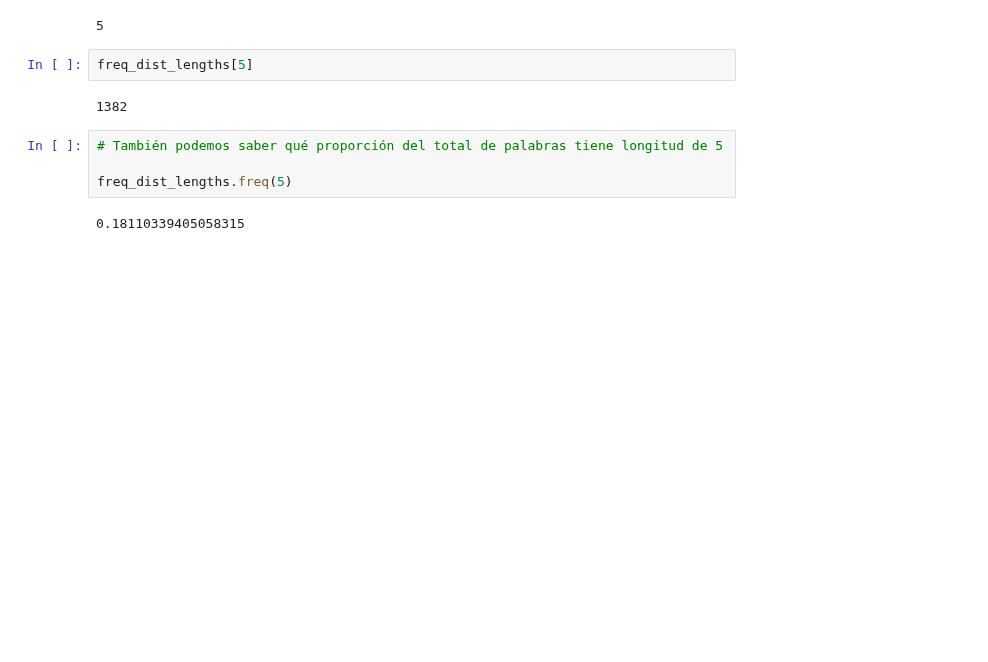
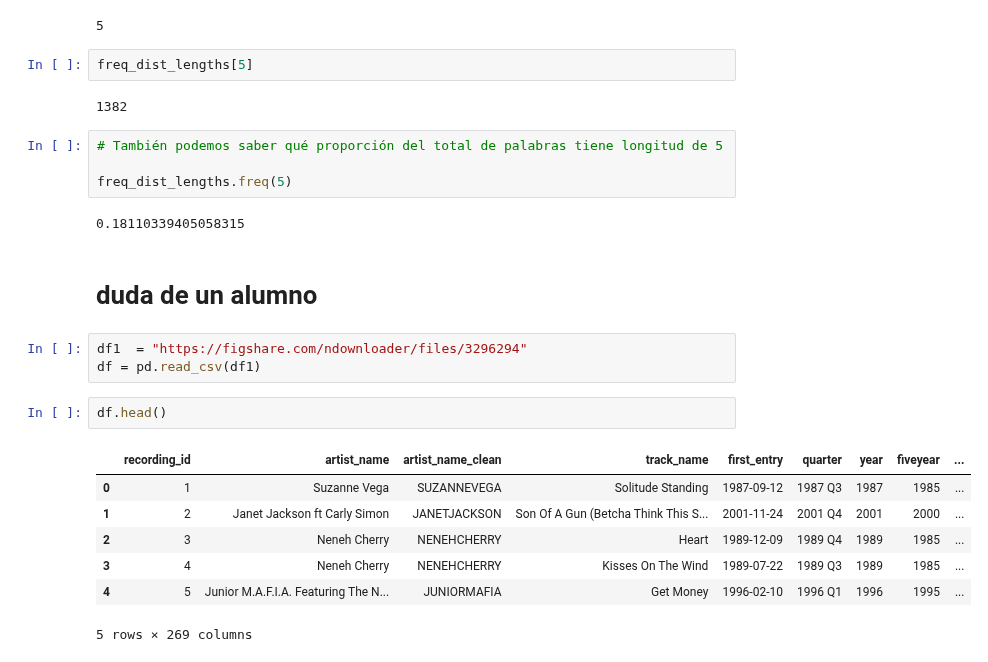
Before and after one commit to beduExpert/B2-Analisis-de-Datos-con-Python-2020, a Jupyter notebook: Sesion-07/Ejemplo-04/nltk_freq_dist.ipynb, the cells around one changed output. Drawn from its saved outputs; the diff is of its cells as text; blank space fills up the shorter version.

```diff
--- a/Sesion-07/Ejemplo-04/nltk_freq_dist.ipynb
+++ b/Sesion-07/Ejemplo-04/nltk_freq_dist.ipynb
@@ -307,3 +291,18 @@ freq_dist_lengths[5]
 freq_dist_lengths.freq(5)
 # %% [output]
 0.18110339405058315
+# %% [markdown]
+# duda de un alumno
+# %%
+df1  = "https://figshare.com/ndownloader/files/3296294"
+df = pd.read_csv(df1)
+# %%
+df.head()
+# %% [output]
+|  | recording_id | artist_name | artist_name_clean | track_name | first_entry | quarter | year | fiveyear | ... |
+| 0 | 1 | Suzanne Vega | SUZANNEVEGA | Solitude Standing | 1987-09-12 | 1987 Q3 | 1987 | 1985 | ... |
+| 1 | 2 | Janet Jackson ft Carly Simon | JANETJACKSON | Son Of A Gun (Betcha Think This S... | 2001-11-24 | 2001 Q4 | 2001 | 2000 | ... |
+| 2 | 3 | Neneh Cherry | NENEHCHERRY | Heart | 1989-12-09 | 1989 Q4 | 1989 | 1985 | ... |
+| 3 | 4 | Neneh Cherry | NENEHCHERRY | Kisses On The Wind | 1989-07-22 | 1989 Q3 | 1989 | 1985 | ... |
+| 4 | 5 | Junior M.A.F.I.A. Featuring The N... | JUNIORMAFIA | Get Money | 1996-02-10 | 1996 Q1 | 1996 | 1995 | ... |
+5 rows × 269 columns
```
Also changed, not shown: parts of 9 cells of this notebook.
